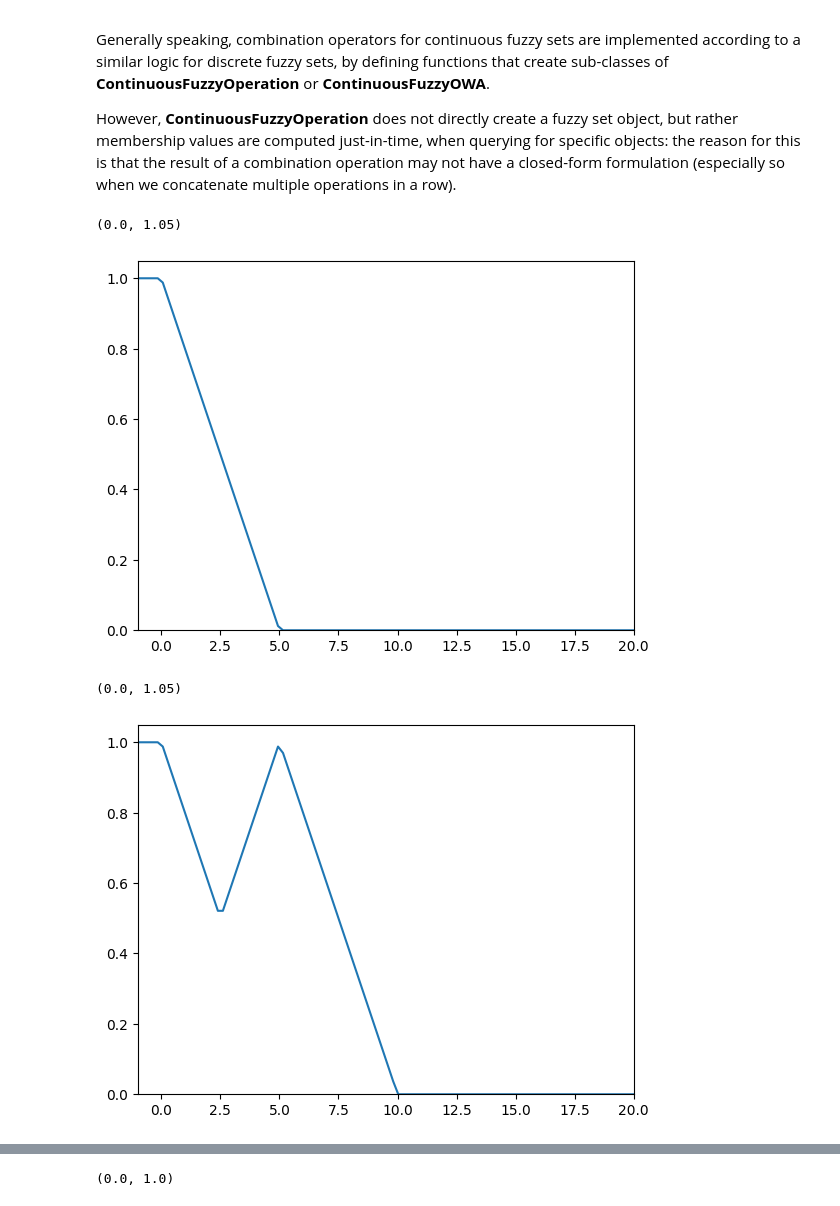
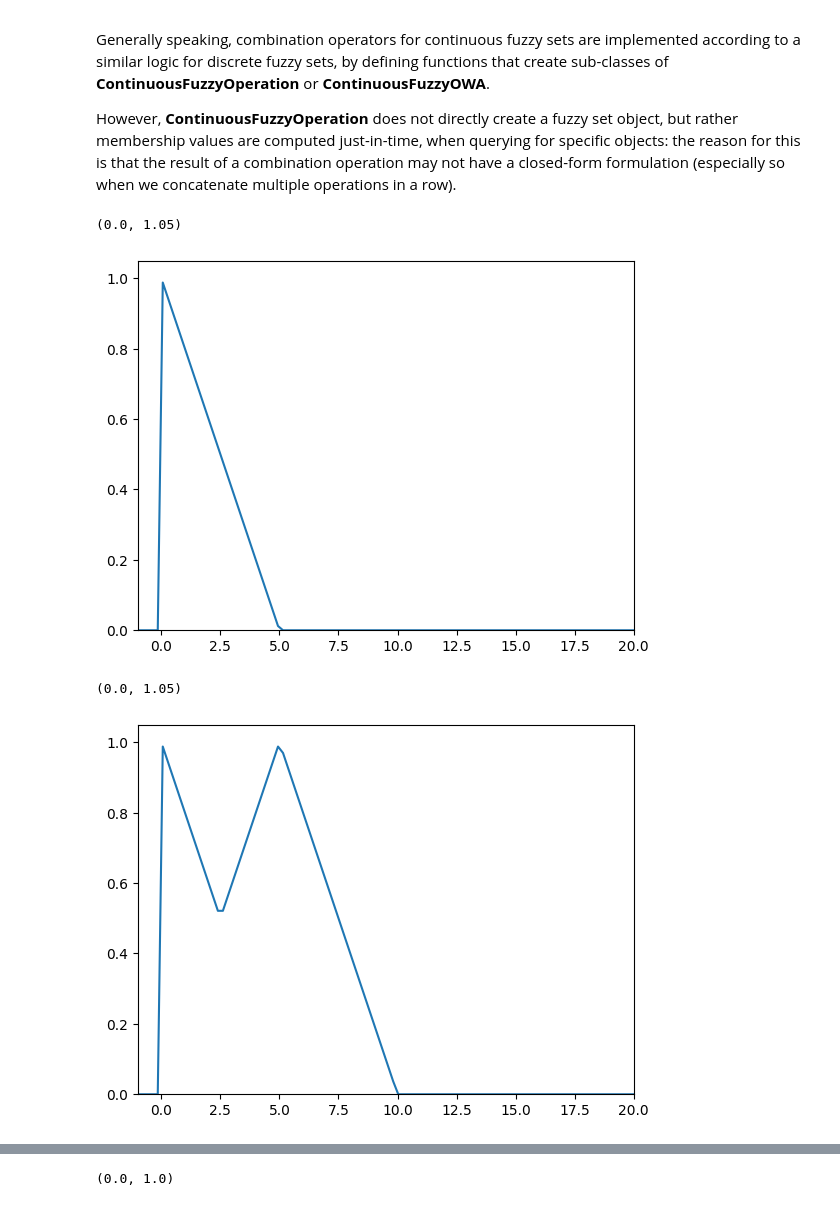
Before and after one commit to AndreaCampagner/softpy, a Jupyter notebook: examples/example_fuzzy_sets.ipynb, the cells around one changed output, grey strips where cells are left out. Drawn from its saved outputs; the diff is of its cells as text; code cells hidden in the pictures.

```diff
--- a/examples/example_fuzzy_sets.ipynb
+++ b/examples/example_fuzzy_sets.ipynb
@@ -212,15 +208,15 @@ Generally speaking, combination operators for continuous fuzzy sets are implemen
 
 However, **ContinuousFuzzyOperation** does not directly create a fuzzy set object, but rather membership values are computed just-in-time, when querying for specific objects: the reason for this is that the result of a combination operation may not have a closed-form formulation (especially so when we concatenate multiple operations in a row).
 # %%
-g = LinearZFuzzySet(0, 5)
+g = LinearZFuzzySet(0, 5, bound=(0,12))
 xs = np.linspace(-1, 20, 100)
 ys = [g(v) for v in xs]
 plt.plot(xs, ys)
 plt.xlim(-1,20)
 plt.ylim(0,1.05)
 # %% [output]
 (0.0, 1.05)
-[figure, old version]
+[figure, new version]
 # %%
 hmax = ContinuousFuzzyCombination([f,g], op=maximum)
 # %%
@@ -231,7 +227,7 @@ plt.xlim(-1,20)
 plt.ylim(0,1.05)
 # %% [output]
 (0.0, 1.05)
-[figure, old version]
+[figure, new version]
 # %%
 vals = hmax[0.7]
 plt.plot(vals, np.ones(len(vals)))
```
Also changed, not shown: parts of 16 cells of this notebook, 39 other files.
